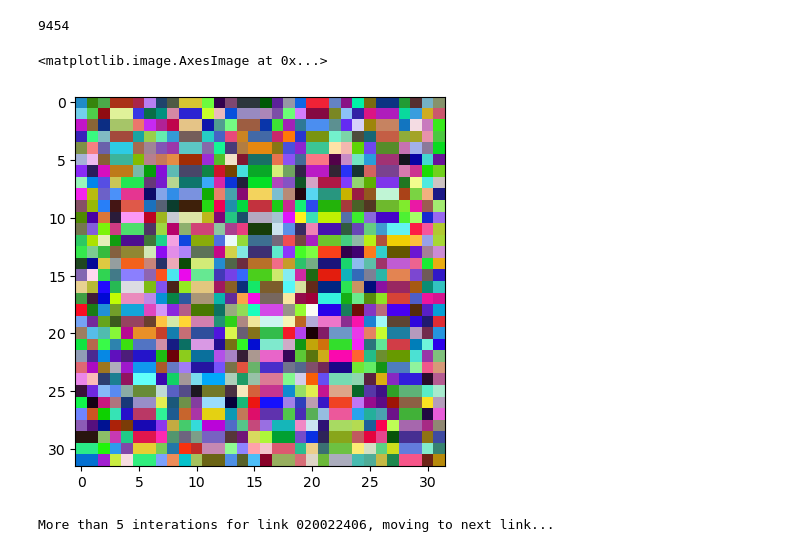
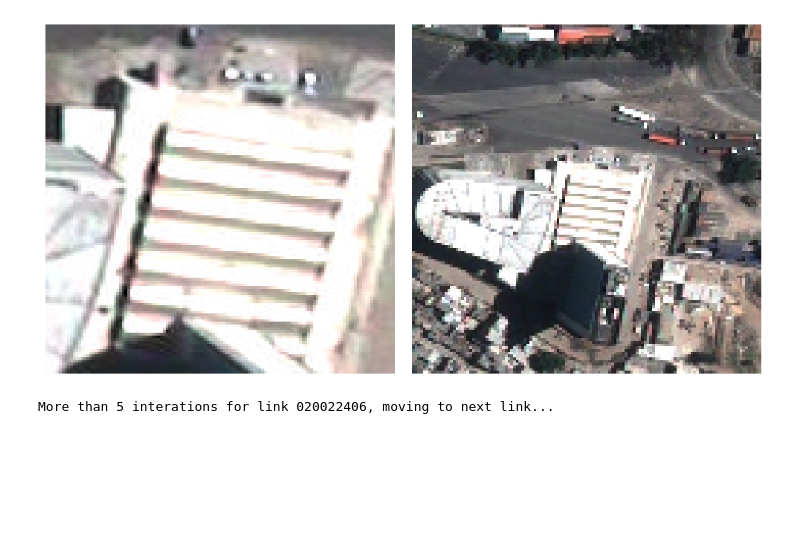
Before and after one commit to Queeno11/Satellite-Imagery-Income-Prediction, a Jupyter notebook: scripts/debug.ipynb, the cells around one changed output. Cells and saved outputs as stored; diff of their text form; code cells hidden in the pictures; blank space fills up the shorter version.

```diff
--- a/scripts/debug.ipynb
+++ b/scripts/debug.ipynb
@@ -66,15 +65,16 @@ icpag[icpag[["PERIMETER","PAISXRAD10","PAISXRAD_1"]].notna().any(axis=1)]
-# %%
-11510-2056
-# %% [output]
-9454
 # %%
 import numpy as np
 import matplotlib.pyplot as plt
-image = np.load(r"/mnt/d/Maestría/Tesis/Repo/outputs/mobnet_v3_large_size32_tiles1_sample1_landsat_test_example_3_imgs.npy")[0,:,:,1:4]
-plt.imshow(image)
+image = np.load(r"D:/Maestría/Tesis/Repo/outputs/mobnet_v3_large_size128_tiles1_sample1_maybe_working_test_example_4_imgs.npy")
+
+fig, axs = plt.subplots(1,2, figsize=(10,5))
+axs[0].imshow(image[0,:,:,0:3])
+axs[1].imshow(image[0,:,:,4:7])
+axs[0].set_axis_off()
+axs[1].set_axis_off()
+plt.tight_layout()
 # %% [output]
-<matplotlib.image.AxesImage at 0x...>
-[figure, old version]
+[figure, new version]
 # %%
 icpag["dataset_2013"] = "LC08_225084_20130725"
 # %%
```
Also changed, not shown: parts of 10 cells of this notebook.
